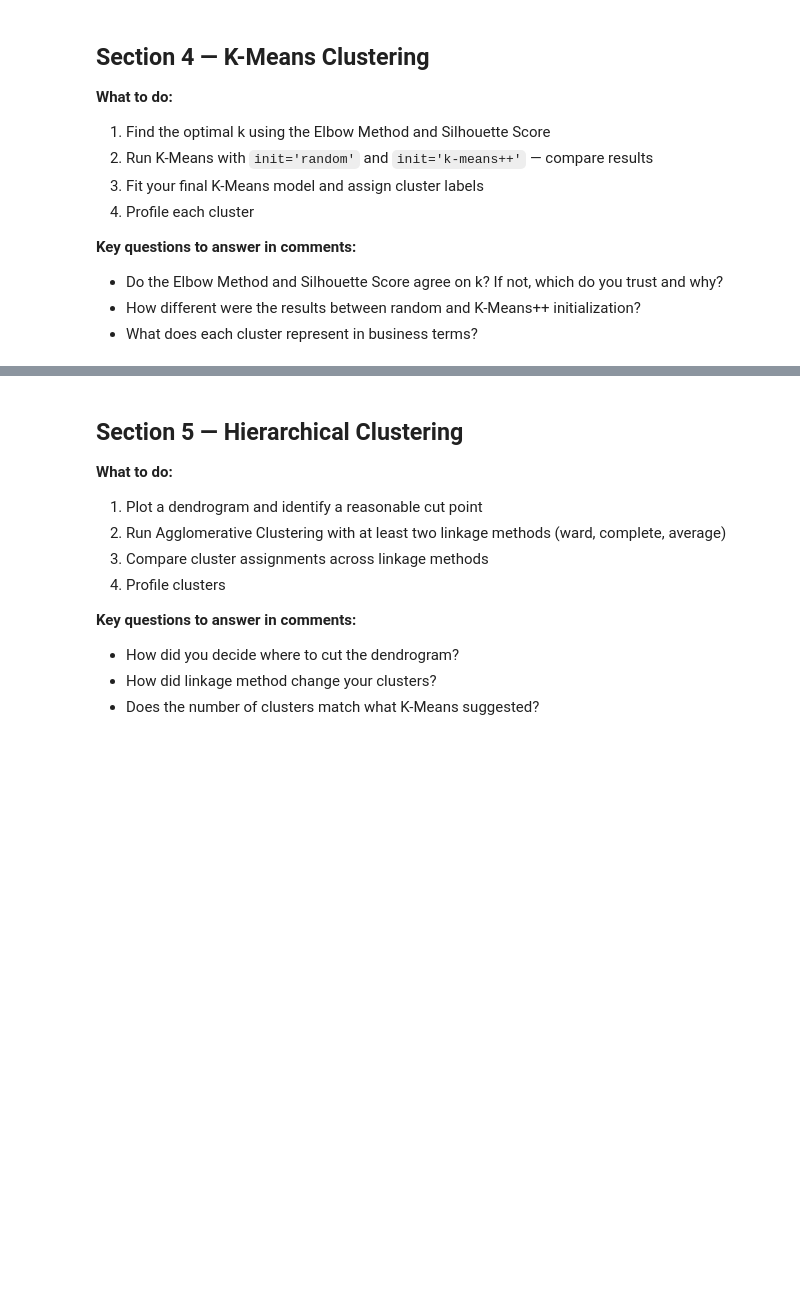
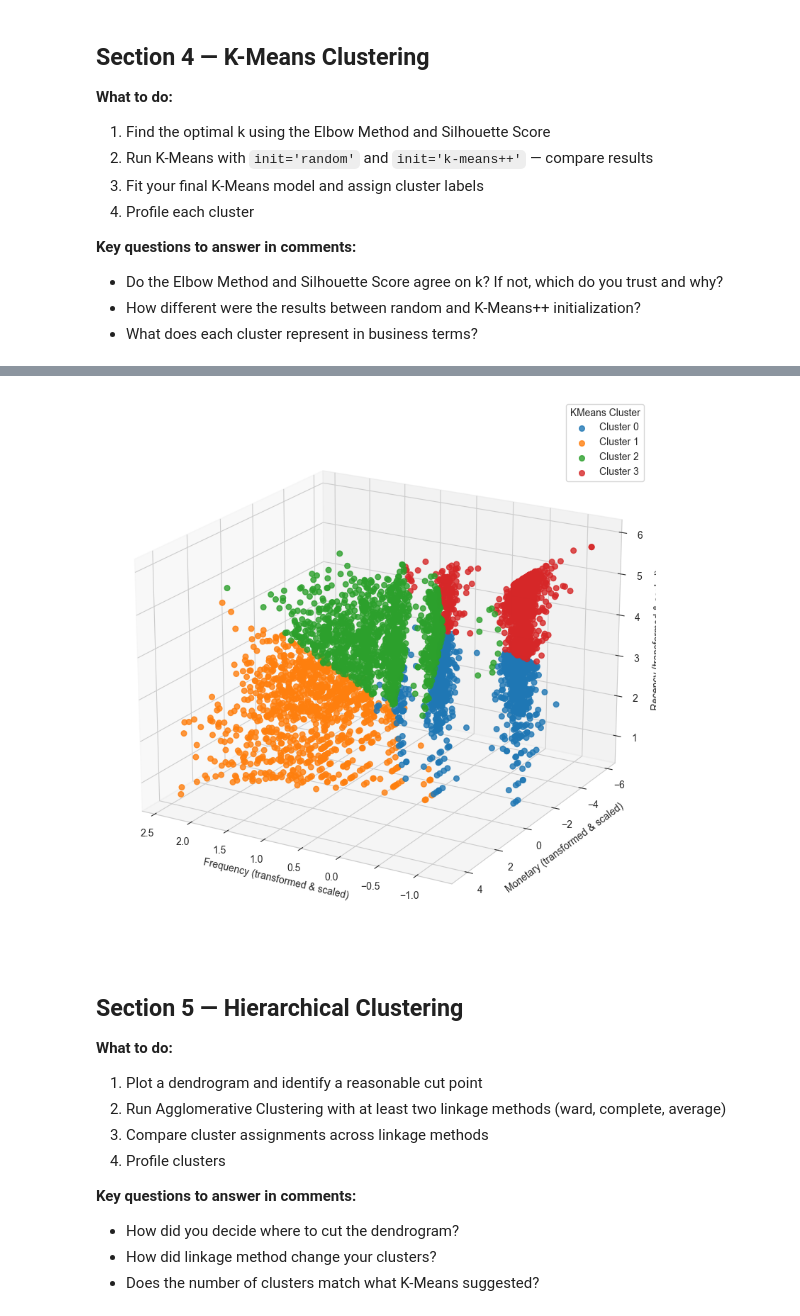
Before and after one commit to CodexAarogya/Fusemachines-Assignments, a Jupyter notebook: week-7/Assignment/Week_7_Clustering_Assignment.ipynb, the cells around one changed output, grey strips where cells are left out. Drawn from its saved outputs; the diff is of its cells as text; code cells hidden in the pictures; blank space fills up the shorter version.

```diff
--- a/week-7/Assignment/Week_7_Clustering_Assignment.ipynb
+++ b/week-7/Assignment/Week_7_Clustering_Assignment.ipynb
@@ -624,8 +652,14 @@ print(f"K-Means++ std: {np.std(kmeanspp_inertias):.2f}")
 # Use K-Means++ with your chosen k
 # YOUR CODE HERE
 
+k_mean_plus = KMeans(n_clusters=OPTIMAL_K,
+                     init='k-means++',
+                     random_state=42)
+
+k_mean_plus.fit(X_scaled_df)
+
 # Assign cluster labels back to customer_df
-customer_df['KMeans_Cluster'] = # YOUR CODE HERE
+customer_df['KMeans_Cluster'] = k_mean_plus.labels_
 
 # ── Step 4: Cluster Profiles ─────────────────────────────────────────────────
 # Compute mean RFM values per cluster
@@ -645,3 +677,29 @@ print(kmeans_profile)
+# %%
+# 3D scatter: Frequency (x), Monetary (y), Recency (z) colored by K-Means cluster
+fig = plt.figure(figsize=(10, 8))
+ax3 = fig.add_subplot(111, projection='3d')
+
+clusters = customer_df['KMeans_Cluster'].unique()
+clusters.sort()
+
+for c in clusters:
+    subset = customer_df[customer_df['KMeans_Cluster'] == c]
+    ax3.scatter(subset['Frequency_log'],
+                subset['Monetary_log'],
+                subset['Recency_log'],
+                s=30,
+                alpha=0.8,
+                label=f'Cluster {c}')
+
+ax3.set_xlabel('Frequency (transformed & scaled)')
+ax3.set_ylabel('Monetary (transformed & scaled)')
+ax3.set_zlabel('Recency (transformed & scaled)')
+ax3.view_init(elev=20, azim=120)
+ax3.legend(title='KMeans Cluster')
+plt.tight_layout()
+plt.show()
+# %% [output]
+[figure, added]
 # %% [markdown]
 ## Section 5 — Hierarchical Clustering
 
```
Also changed, not shown: parts of 7 cells of this notebook.
